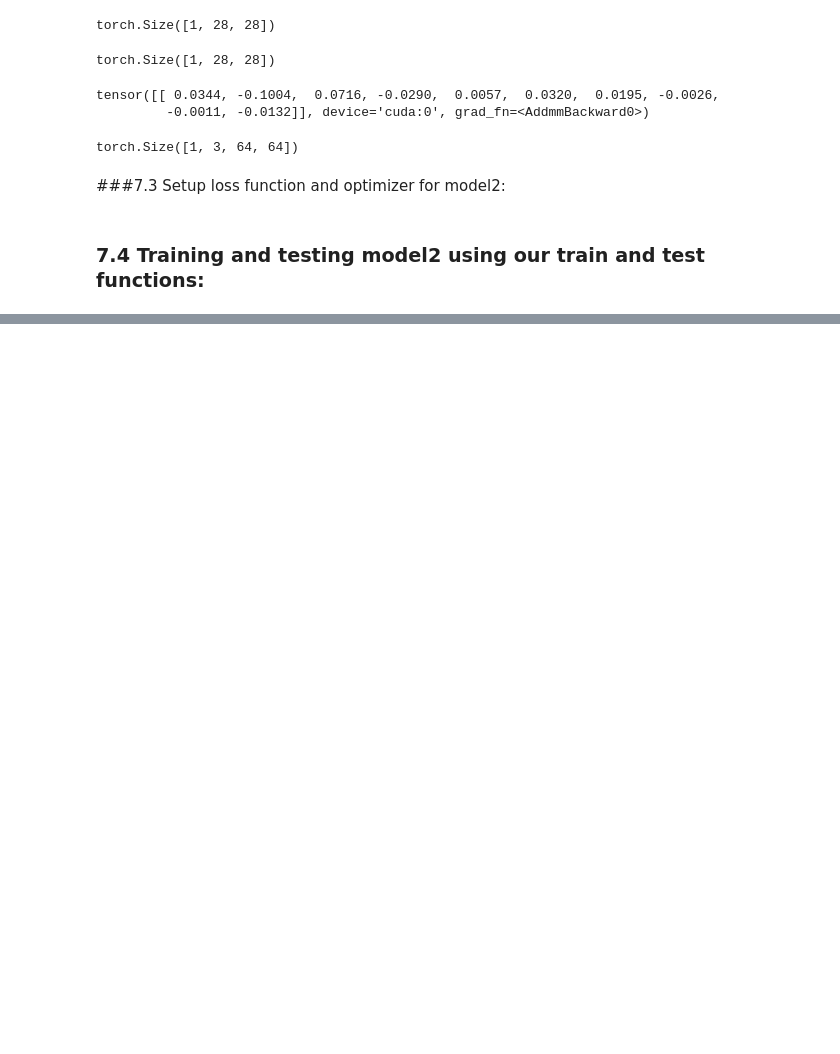
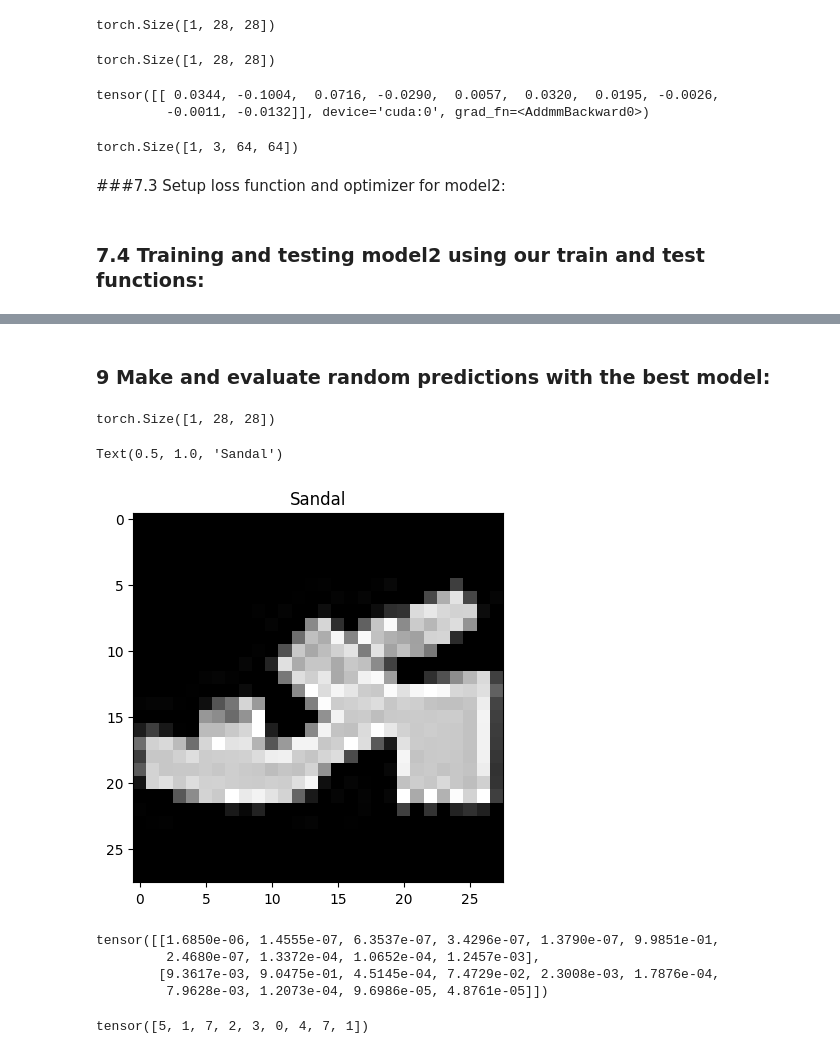
Before and after one commit to lahsainiyazid/fahsion-mnist, a Jupyter notebook: fashion-mnist/fashion_mnist.ipynb, the cells around one changed output, grey strips where cells are left out. Drawn from its saved outputs; the diff is of its cells as text; code cells hidden in the pictures; blank space fills up the shorter version.

```diff
--- a/fashion-mnist/fashion_mnist.ipynb
+++ b/fashion-mnist/fashion_mnist.ipynb
@@ -741,0 +788,2 @@ Train time on cuda:37.342 seconds
+# %% [markdown]
+### 9 Make and evaluate random predictions with the best model:
@@ -741,0 +808,34 @@ Train time on cuda:37.342 seconds
+# %%
+import random
+random.seed(42)
+test_samples=[]
+test_labels=[]
+for sample,label in random.sample(list(test_data),k=9):
+  test_samples.append(sample)
+  test_labels.append(label)
+test_samples[0].shape
+# %% [output]
+torch.Size([1, 28, 28])
+# %%
+plt.imshow(test_samples[0].squeeze(),cmap='gray')
+plt.title(class_names[test_labels[0]])
+# %% [output]
+Text(0.5, 1.0, 'Sandal')
+[figure, added]
+# %%
+#Make predictions:
+pred_probs=make_predictions(model=model_2,
+                            data=test_samples)
+#View the first two prediction probs:
+pred_probs[:2]
+# %% [output]
+tensor([[1.6850e-06, 1.4555e-07, 6.3537e-07, 3.4296e-07, 1.3790e-07, 9.9851e-01,
+         2.4680e-07, 1.3372e-04, 1.0652e-04, 1.2457e-03],
+        [9.3617e-03, 9.0475e-01, 4.5145e-04, 7.4729e-02, 2.3008e-03, 1.7876e-04,
+         7.9628e-03, 1.2073e-04, 9.6986e-05, 4.8761e-05]])
+# %%
+#Convert prediction probs to labels:
+pred_classes=pred_probs.argmax(dim=1)
+pred_classes
+# %% [output]
+tensor([5, 1, 7, 2, 3, 0, 4, 7, 1])
```
Also changed, not shown: parts of 18 cells of this notebook.
